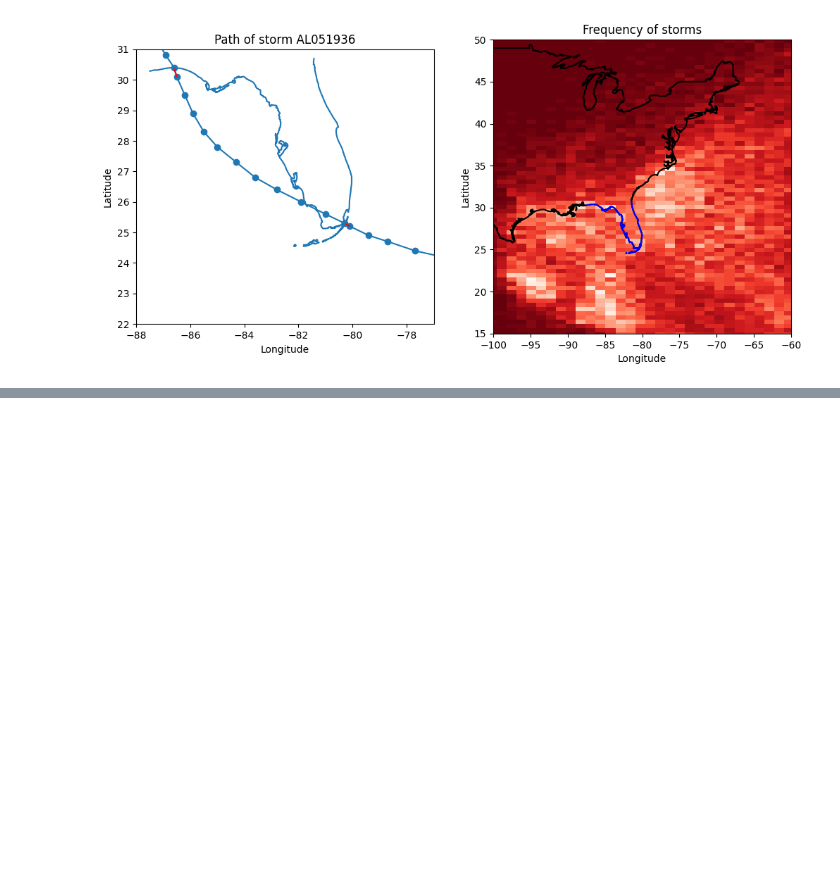
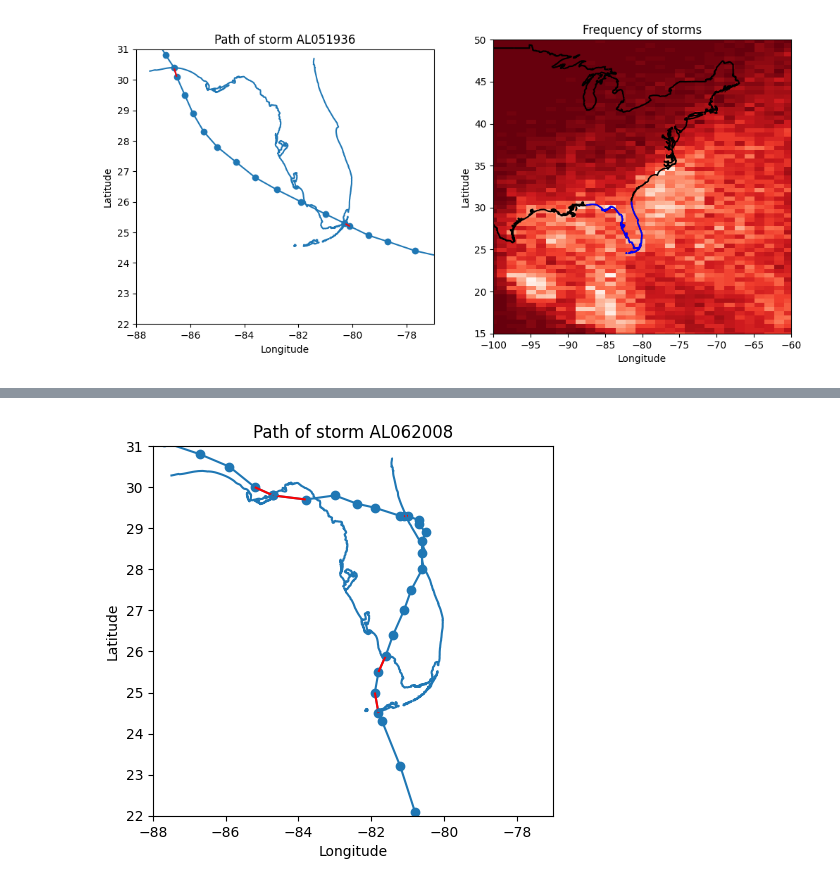
Before and after one commit to Benjreggio/HurdatFlorida, a Jupyter notebook: pythonEDA/datacreation.ipynb, the cells around one changed output, grey strips where cells are left out. Cells and saved outputs as stored; diff of their text form; code cells hidden in the pictures; blank space fills up the shorter version.

```diff
--- a/pythonEDA/datacreation.ipynb
+++ b/pythonEDA/datacreation.ipynb
@@ -425,0 +443,5 @@ plot_storm('AL051936',ax[0])
+# %%
+fig,ax=plt.subplots()
+plot_storm('AL062008',ax)
+# %% [output]
+[figure, added]
```
Also changed, not shown: parts of 5 cells of this notebook, 14 other files.
